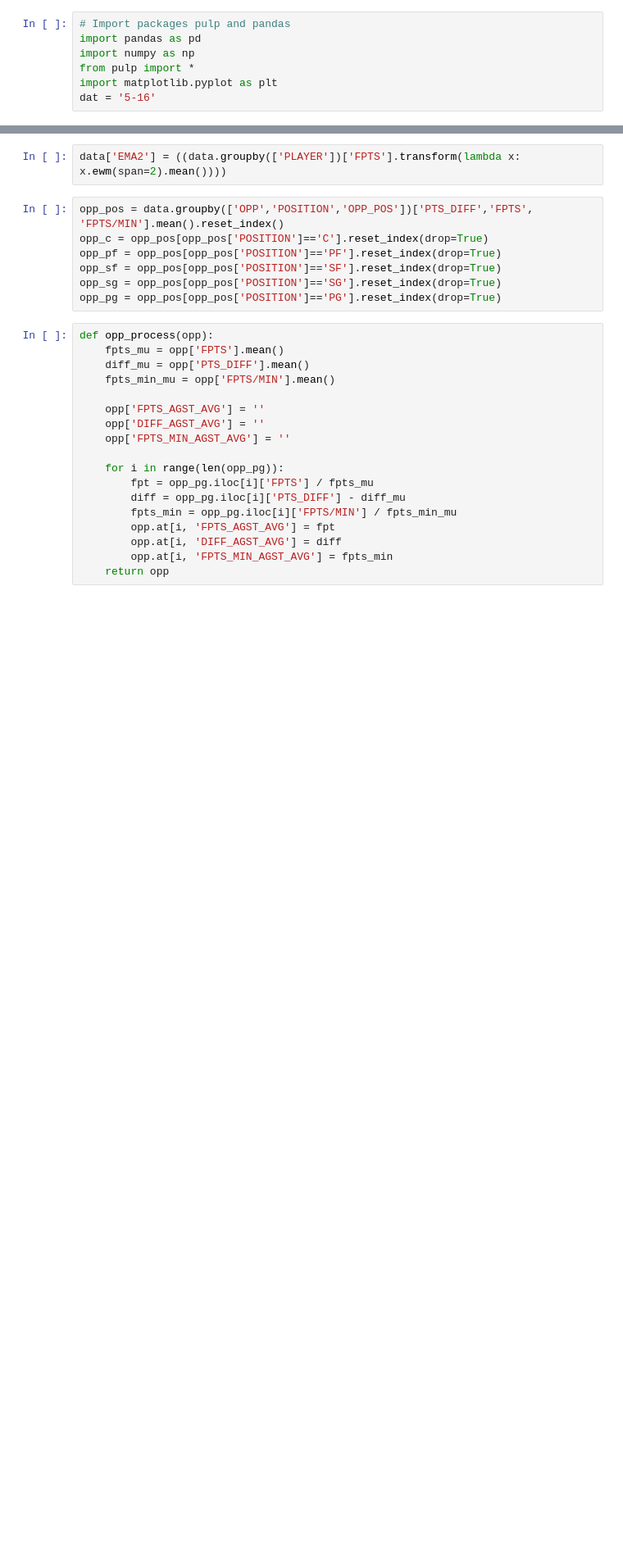
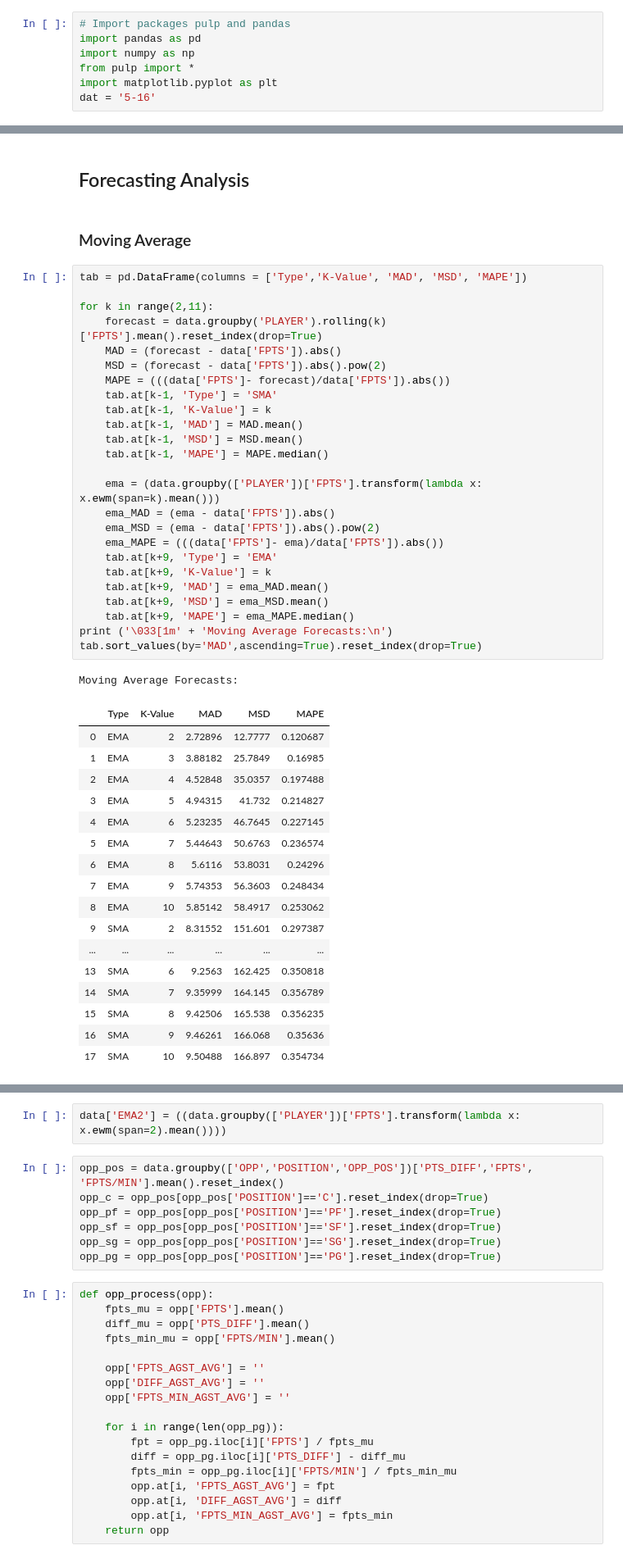
Before and after one commit to ZTFisme/Data-Science-Projects, a Jupyter notebook: NBA Predictor2.0.ipynb, the cells around one changed output, grey strips where cells are left out. Shown at 82% size. Drawn from its saved outputs; the diff is of its cells as text; blank space fills up the shorter version.

```diff
--- a/NBA Predictor2.0.ipynb
+++ b/NBA Predictor2.0.ipynb
@@ -38,0 +33,48 @@ data
+# %% [markdown]
+## Forecasting Analysis
+# %% [markdown]
+### Moving Average
+# %%
+tab = pd.DataFrame(columns = ['Type','K-Value', 'MAD', 'MSD', 'MAPE'])
+
+for k in range(2,11):
+    forecast = data.groupby('PLAYER').rolling(k)['FPTS'].mean().reset_index(drop=True)
+    MAD = (forecast - data['FPTS']).abs()
+    MSD = (forecast - data['FPTS']).abs().pow(2)
+    MAPE = (((data['FPTS']- forecast)/data['FPTS']).abs())
+    tab.at[k-1, 'Type'] = 'SMA'
+    tab.at[k-1, 'K-Value'] = k
+    tab.at[k-1, 'MAD'] = MAD.mean()
+    tab.at[k-1, 'MSD'] = MSD.mean()
+    tab.at[k-1, 'MAPE'] = MAPE.median()
+
+    ema = (data.groupby(['PLAYER'])['FPTS'].transform(lambda x: x.ewm(span=k).mean()))
+    ema_MAD = (ema - data['FPTS']).abs()
+    ema_MSD = (ema - data['FPTS']).abs().pow(2)
+    ema_MAPE = (((data['FPTS']- ema)/data['FPTS']).abs())
+    tab.at[k+9, 'Type'] = 'EMA'
+    tab.at[k+9, 'K-Value'] = k
+    tab.at[k+9, 'MAD'] = ema_MAD.mean()
+    tab.at[k+9, 'MSD'] = ema_MSD.mean()
+    tab.at[k+9, 'MAPE'] = ema_MAPE.median()
+print ('\033[1m' + 'Moving Average Forecasts:\n')
+tab.sort_values(by='MAD',ascending=True).reset_index(drop=True)
+# %% [output]
+Moving Average Forecasts:
+|  | Type | K-Value | MAD | MSD | MAPE |
+| 0 | EMA | 2 | 2.72896 | 12.7777 | 0.120687 |
+| 1 | EMA | 3 | 3.88182 | 25.7849 | 0.16985 |
+| 2 | EMA | 4 | 4.52848 | 35.0357 | 0.197488 |
+| 3 | EMA | 5 | 4.94315 | 41.732 | 0.214827 |
+| 4 | EMA | 6 | 5.23235 | 46.7645 | 0.227145 |
+| 5 | EMA | 7 | 5.44643 | 50.6763 | 0.236574 |
+| 6 | EMA | 8 | 5.6116 | 53.8031 | 0.24296 |
+| 7 | EMA | 9 | 5.74353 | 56.3603 | 0.248434 |
+| 8 | EMA | 10 | 5.85142 | 58.4917 | 0.253062 |
+| 9 | SMA | 2 | 8.31552 | 151.601 | 0.297387 |
+| ... | ... | ... | ... | ... | ... |
+| 13 | SMA | 6 | 9.2563 | 162.425 | 0.350818 |
+| 14 | SMA | 7 | 9.35999 | 164.145 | 0.356789 |
+| 15 | SMA | 8 | 9.42506 | 165.538 | 0.356235 |
+| 16 | SMA | 9 | 9.46261 | 166.068 | 0.35636 |
+| 17 | SMA | 10 | 9.50488 | 166.897 | 0.354734 |
```
Also changed, not shown: parts of 11 cells of this notebook.
